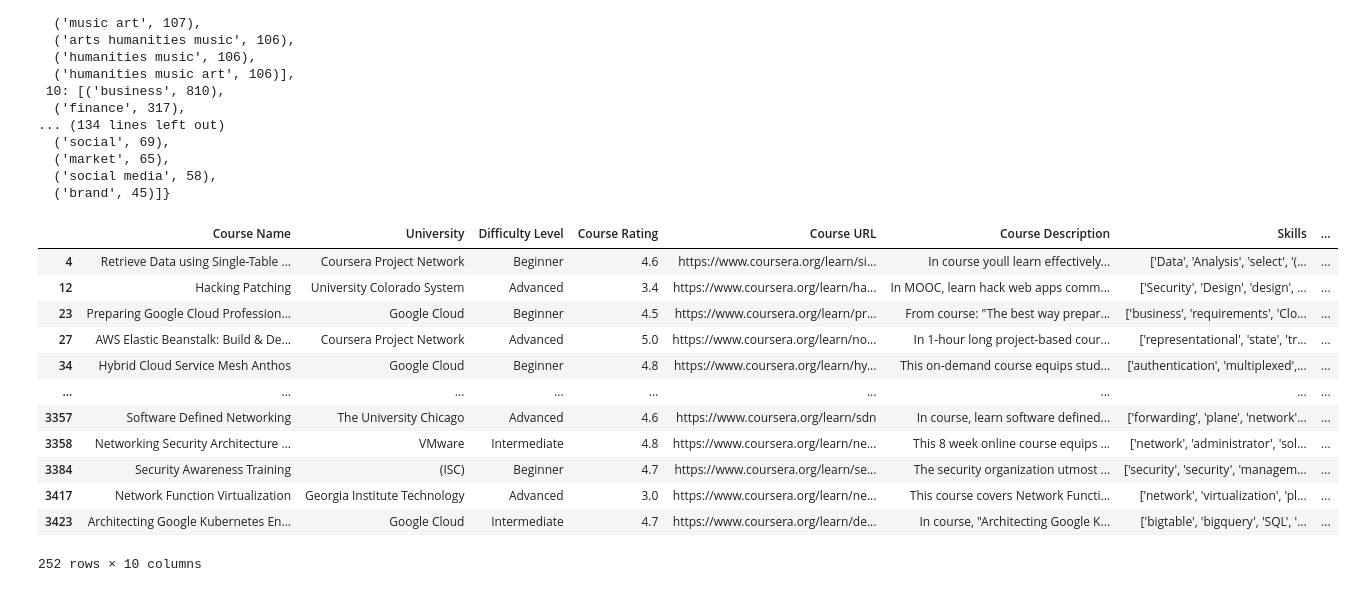
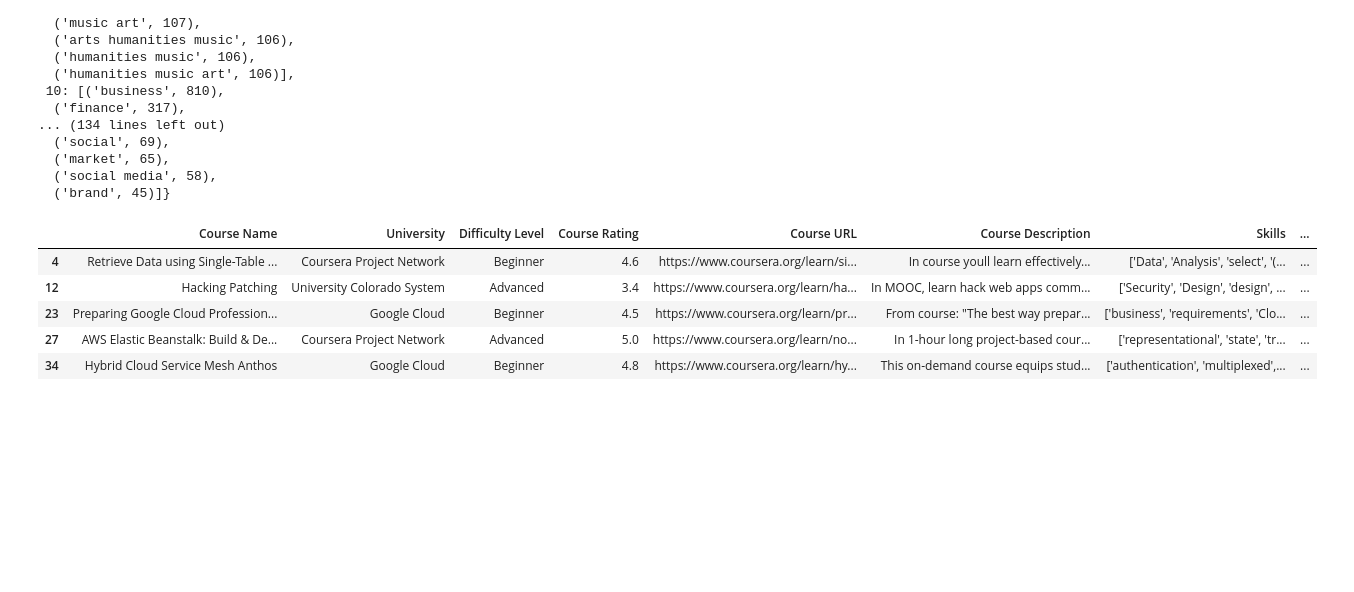
Before and after one commit to TeamP3-2/explore_datasets, a Jupyter notebook: clustering.ipynb, the cells around one changed output. Cells and saved outputs as stored; diff of their text form; code cells hidden in the pictures; blank space fills up the shorter version.

```diff
--- a/clustering.ipynb
+++ b/clustering.ipynb
@@ -56,7 +16,7 @@ Dependencies Imported
 custom_stopwords = set(stopwords.words('english'))
 custom_stopwords.update(["course", "learn", "project",'and', 'or', 'the', 'a', 'is', 'in', 'to'])
 # %%
-df = pd.read_csv('coursera_processed_data.csv')
+df = pd.read_csv('data\\coursera\\coursera_processed_data.csv')
 # %%
 df.info()
 # %% [output]
@@ -211,18 +125,11 @@ cluster_titles = {
 
 df['Cluster Title'] = df['Cluster'].map(cluster_titles)
 # %%
-df[df['Cluster'] == 9]
+df[df['Cluster'] == 9].head()
 # %% [output]
 |  | Course Name | University | Difficulty Level | Course Rating | Course URL | Course Description | Skills | ... |
 | 4 | Retrieve Data using Single-Table ... | Coursera Project Network | Beginner | 4.6 | https://www.coursera.org/learn/si... | In course youll learn effectively... | ['Data', 'Analysis', 'select', '(... | ... |
 | 12 | Hacking Patching | University Colorado System | Advanced | 3.4 | https://www.coursera.org/learn/ha... | In MOOC, learn hack web apps comm... | ['Security', 'Design', 'design', ... | ... |
 | 23 | Preparing Google Cloud Profession... | Google Cloud | Beginner | 4.5 | https://www.coursera.org/learn/pr... | From course: "The best way prepar... | ['business', 'requirements', 'Clo... | ... |
 | 27 | AWS Elastic Beanstalk: Build & De... | Coursera Project Network | Advanced | 5.0 | https://www.coursera.org/learn/no... | In 1-hour long project-based cour... | ['representational', 'state', 'tr... | ... |
 | 34 | Hybrid Cloud Service Mesh Anthos | Google Cloud | Beginner | 4.8 | https://www.coursera.org/learn/hy... | This on-demand course equips stud... | ['authentication', 'multiplexed',... | ... |
-| ... | ... | ... | ... | ... | ... | ... | ... | ... |
-| 3357 | Software Defined Networking | The University Chicago | Advanced | 4.6 | https://www.coursera.org/learn/sdn | In course, learn software defined... | ['forwarding', 'plane', 'network'... | ... |
-| 3358 | Networking Security Architecture ... | VMware | Intermediate | 4.8 | https://www.coursera.org/learn/ne... | This 8 week online course equips ... | ['network', 'administrator', 'sol... | ... |
-| 3384 | Security Awareness Training | (ISC) | Beginner | 4.7 | https://www.coursera.org/learn/se... | The security organization utmost ... | ['security', 'security', 'managem... | ... |
-| 3417 | Network Function Virtualization | Georgia Institute Technology | Advanced | 3.0 | https://www.coursera.org/learn/ne... | This course covers Network Functi... | ['network', 'virtualization', 'pl... | ... |
-| 3423 | Architecting Google Kubernetes En... | Google Cloud | Intermediate | 4.7 | https://www.coursera.org/learn/de... | In course, "Architecting Google K... | ['bigtable', 'bigquery', 'SQL', '... | ... |
-252 rows × 10 columns
```
Also changed, not shown: parts of 8 cells of this notebook, 2 other files.
